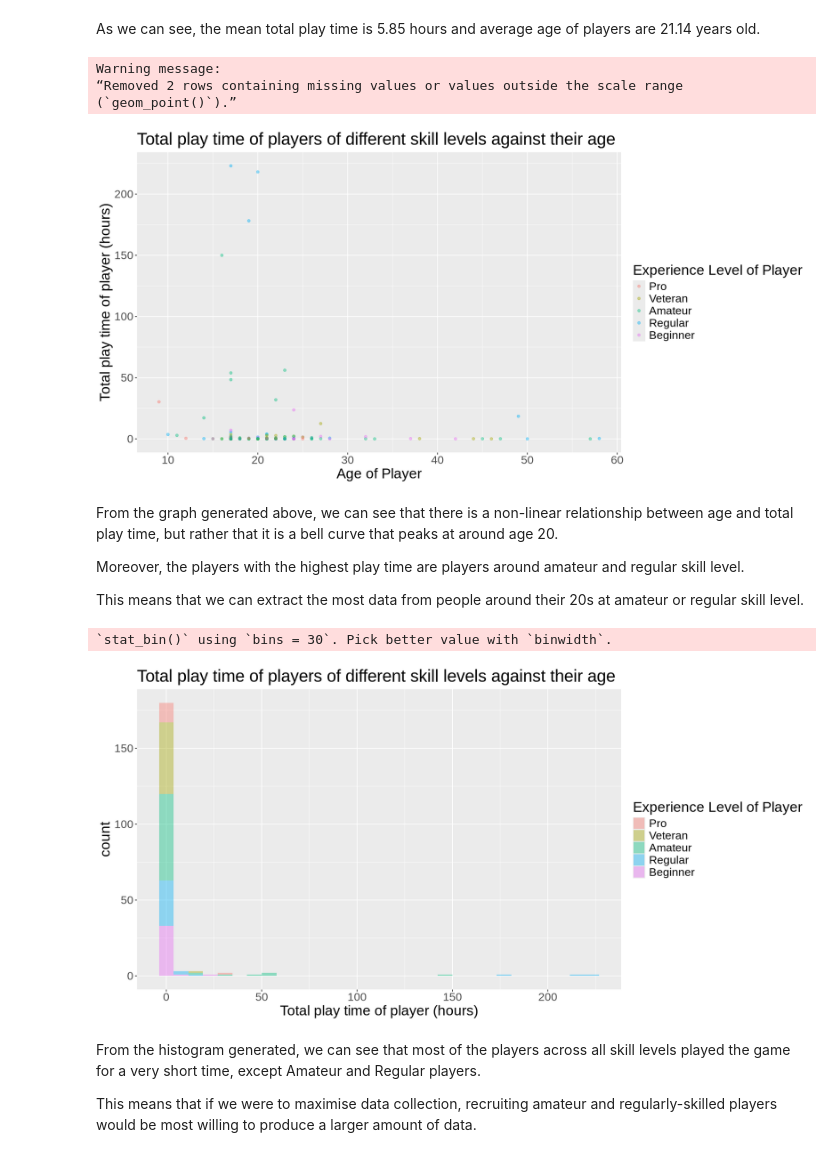
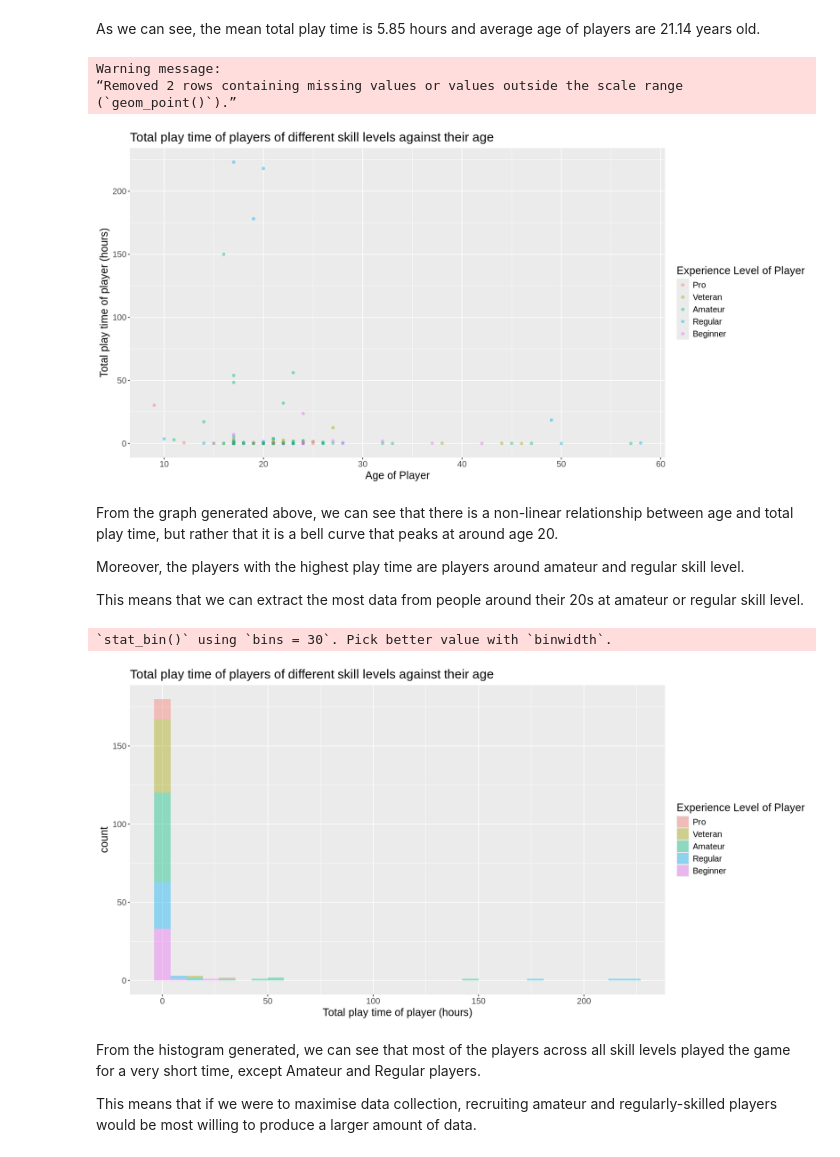
Before and after one commit to terri2003/DSCI100GroupProjectIndividualPlanning, a Jupyter notebook: TerenceFung_82677527_IndividualPlanning_Group16.ipynb, the cells around one changed output. Saved outputs shown, nothing was run; the diff lists cells and outputs as text; code cells hidden in the pictures.

```diff
--- a/TerenceFung_82677527_IndividualPlanning_Group16.ipynb
+++ b/TerenceFung_82677527_IndividualPlanning_Group16.ipynb
@@ -147,13 +147,13 @@ players_exp_vis <- players |>
     ggplot(aes(x=Age, y=played_hours, color= experience)) +
     geom_point(alpha = 0.4) +
     labs(x= "Age of Player", y="Total play time of player (hours)", color= "Experience Level of Player", title = "Total play time of players of different skill levels against their age") +
-    theme(text = element_text(size=20))
+    theme(text = element_text(size=15))
 players_exp_vis
 # %% [output]
 Warning message:
 “Removed 2 rows containing missing values or values outside the scale range
 (`geom_point()`).”
-[figure, old version]
+[figure, new version]
 # %% [markdown]
 From the graph generated above, we can see that there is a non-linear relationship between age and total play time, but rather that it is a bell curve that peaks at around age 20.
 
@@ -163,15 +163,15 @@ This means that we can extract the most data from people around their 20s at ama
 # %%
 options(repr.plot.height=7, repr.plot.width=14)
 players_exp_his <- players |>
     mutate(experience=as_factor(experience)) |>
     ggplot(aes(x=played_hours, fill= experience)) +
     geom_histogram(alpha = 0.4) +
     labs(x= "Total play time of player (hours)", fill= "Experience Level of Player", title = "Total play time of players of different skill levels against their age") +
-    theme(text = element_text(size=20))
+    theme(text = element_text(size=15))
 players_exp_his
 # %% [output]
 `stat_bin()` using `bins = 30`. Pick better value with `binwidth`.
-[figure, old version]
+[figure, new version]
 # %% [markdown]
 From the histogram generated, we can see that most of the players across all skill levels played the game for a very short time, except Amateur and Regular players.
 
```
Also changed, not shown: parts of 1 cell of this notebook.
